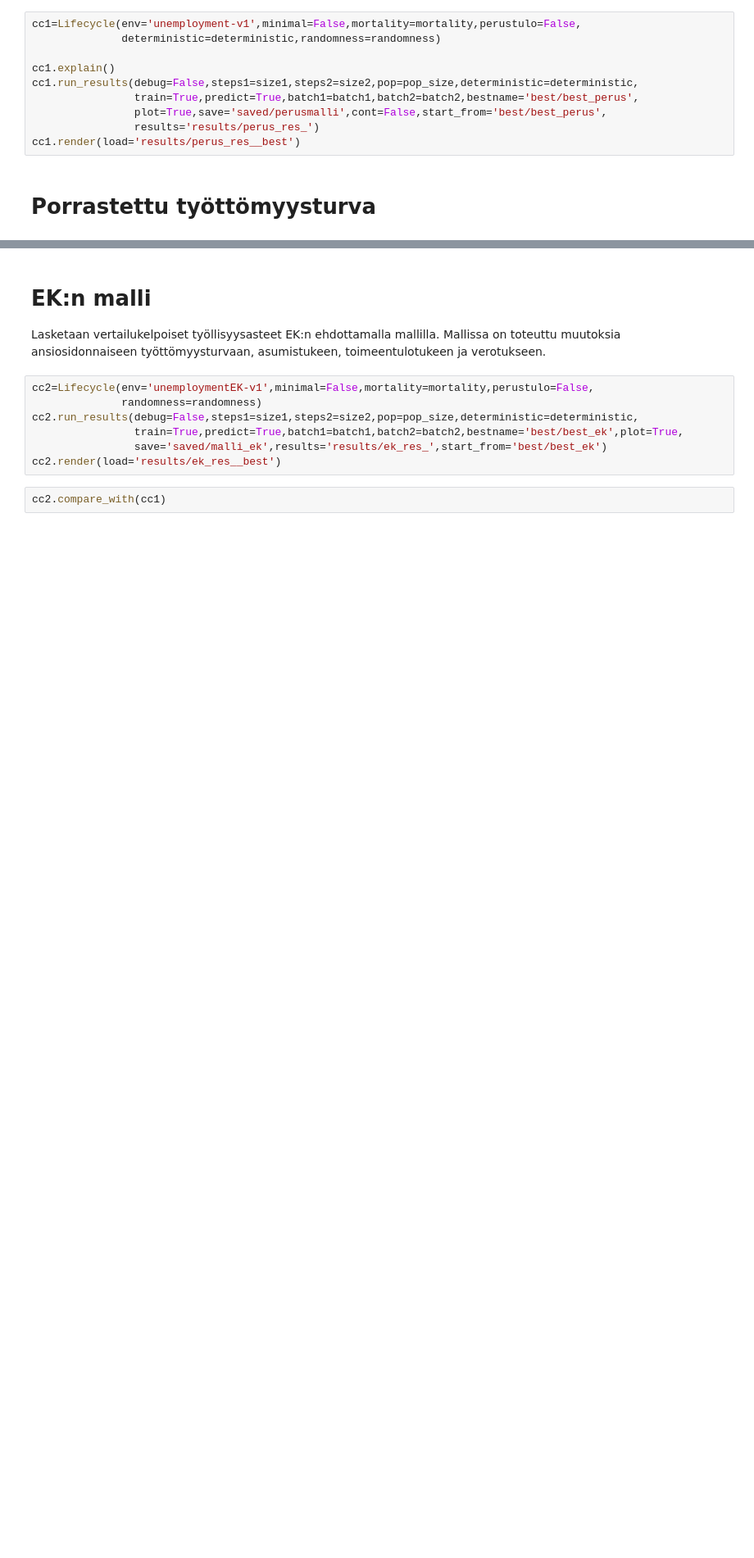
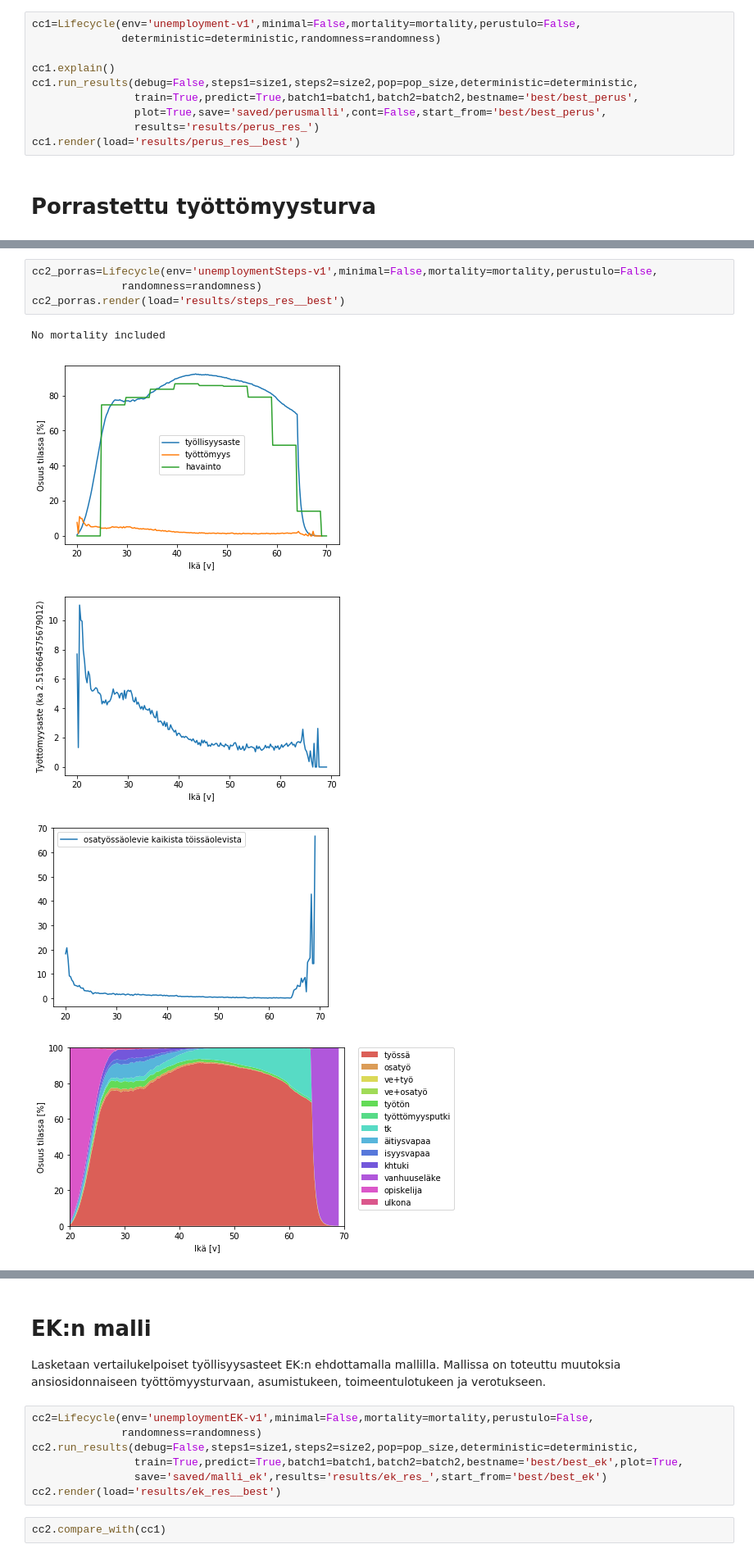
Before and after one commit to ajtanskanen/lifecycle-old-rl, a Jupyter notebook: social security with RL 12.ipynb, the cells around one changed output, grey strips where cells are left out. Shown: that part at 82% size. Saved outputs shown, nothing was run; the diff lists cells and outputs as text; blank space fills up the shorter version.

```diff
--- a/social security with RL 12.ipynb
+++ b/social security with RL 12.ipynb
@@ -87,0 +96,10 @@ training...
+# %%
+cc2_porras=Lifecycle(env='unemploymentSteps-v1',minimal=False,mortality=mortality,perustulo=False,
+              randomness=randomness)
+cc2_porras.render(load='results/steps_res__best')
+# %% [output]
+No mortality included
+[figure, added]
+[figure, added]
+[figure, added]
+[figure, added]
```
Also changed, not shown: parts of 2 cells of this notebook, 2 other files.
